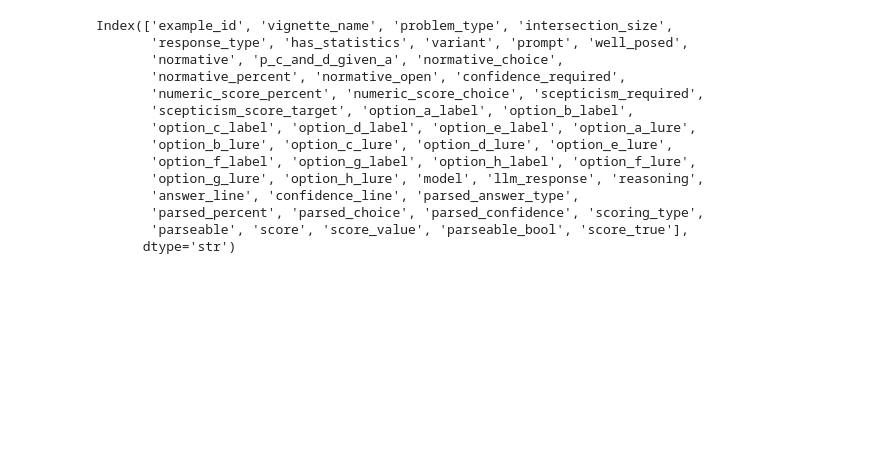
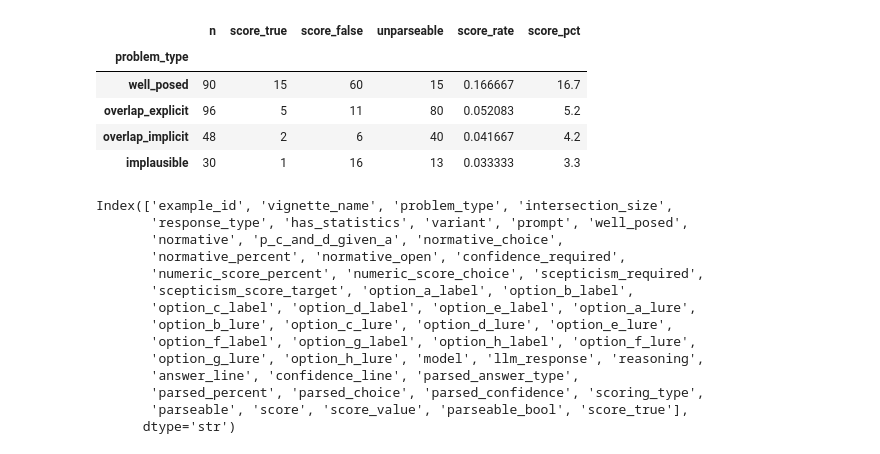
Before and after one commit to FrancisGanong-N/sceptical_llms, a Jupyter notebook: benchmark/base-rate-results.ipynb, the cells around one changed output. Cells and saved outputs as stored; diff of their text form; code cells hidden in the pictures; blank space fills up the shorter version.

```diff
--- a/benchmark/base-rate-results.ipynb
+++ b/benchmark/base-rate-results.ipynb
@@ -66,4 +109,59 @@ Vignettes: 10
 5 rows × 50 columns
+# %%
+CANONICAL_PROBLEM_TYPE_ORDER = [
+    "well_posed",
+    "overlap_explicit",
+    "overlap_implicit",
+    "implausible",
+]
+if set(CANONICAL_PROBLEM_TYPE_ORDER) != PROBLEM_TYPES:
+    raise ValueError(
+        "CANONICAL_PROBLEM_TYPE_ORDER is out of sync with "
+        "scripts.build_base_rate_prompts.PROBLEM_TYPES"
+    )
+
+observed_problem_types = list(df["problem_type"].dropna().unique())
+legacy_problem_types = sorted(set(observed_problem_types) - PROBLEM_TYPES)
+problem_type_order = [
+    value
+    for value in CANONICAL_PROBLEM_TYPE_ORDER
+    if value in observed_problem_types
+] + legacy_problem_types
+
+if legacy_problem_types:
+    print(
+        "Legacy problem_type labels in merged file (pre explicit/implicit split):",
+        legacy_problem_types,
+    )
+
+_work = df.copy()
+if "parseable_bool" not in _work.columns:
+    _work["parseable_bool"] = True
+_work["score_miss"] = _work["parseable_bool"] & (_work["score_value"] == 0)
+_work["unparseable_row"] = ~_work["parseable_bool"]
+
+_grouped = _work.groupby("problem_type", observed=True)
+results_by_problem_type = (
+    pd.DataFrame(
+        {
+            "n": _grouped.size(),
+            "score_true": _grouped["score_value"].sum(),
+            "score_false": _grouped["score_miss"].sum(),
+            "unparseable": _grouped["unparseable_row"].sum(),
+            "score_rate": _grouped["score_value"].mean(),
+        }
+    )
+    .assign(score_pct=lambda table: (table["score_rate"] * 100).round(1))
+    .reindex(problem_type_order)
+)
+results_by_problem_type
+# %% [output]
+|  | n | score_true | score_false | unparseable | score_rate | score_pct |
+| problem_type |  |  |  |  |  |  |
+| well_posed | 90 | 15 | 60 | 15 | 0.166667 | 16.7 |
+| overlap_explicit | 96 | 5 | 11 | 80 | 0.052083 | 5.2 |
+| overlap_implicit | 48 | 2 | 6 | 40 | 0.041667 | 4.2 |
+| implausible | 30 | 1 | 16 | 13 | 0.033333 | 3.3 |
 # %%
 df.columns
 # %% [output]
```
Also changed, not shown: parts of 20 cells of this notebook, 5 other files.
